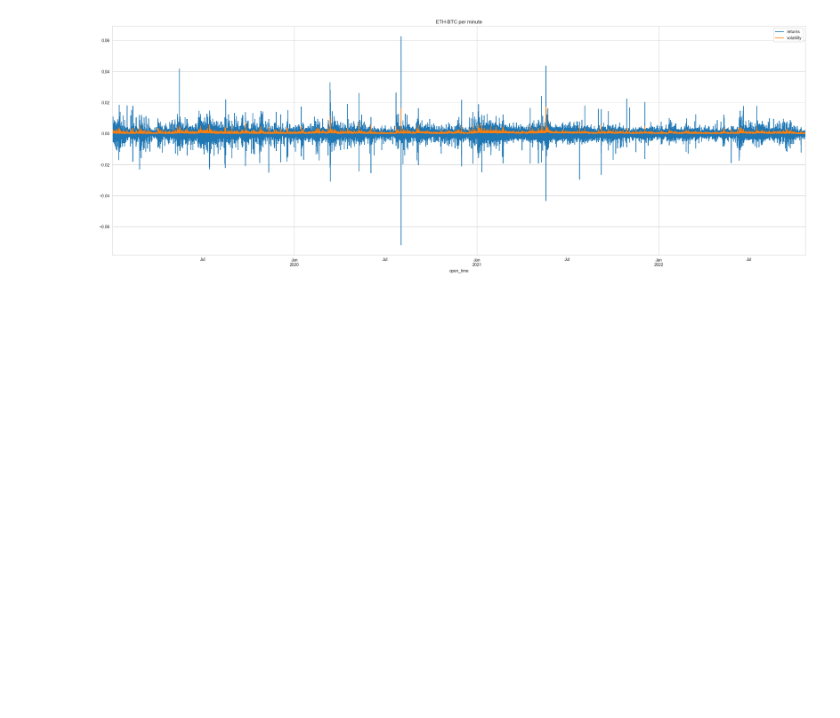
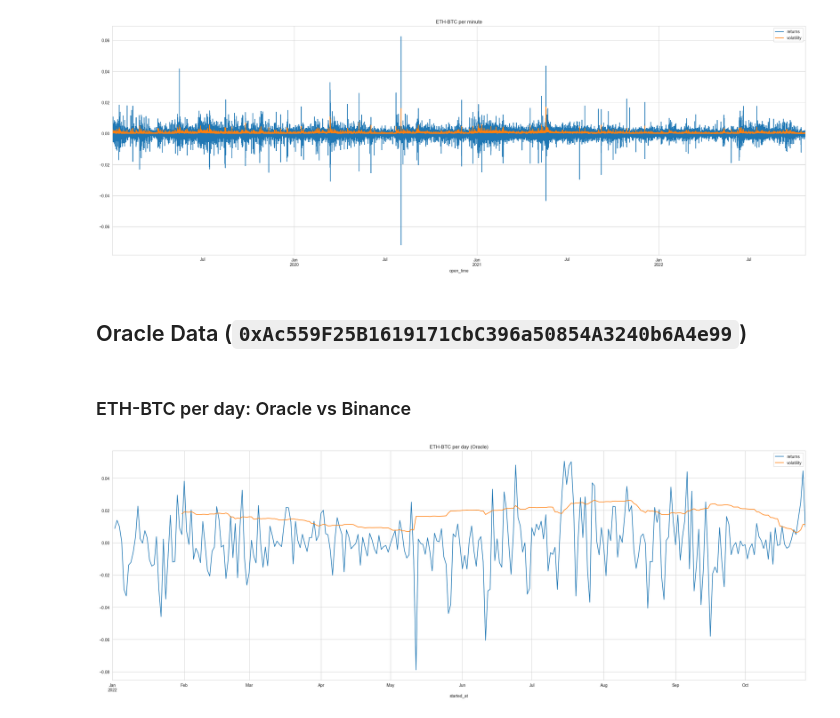
Before and after one commit to Badger-Finance/badger-influence-analytics, a Jupyter notebook: notebooks/ebtc_research/ethusdbtc_volatility.ipynb, the cells around one changed output. Saved outputs shown, nothing was run; the diff lists cells and outputs as text; code cells hidden in the pictures; blank space fills up the shorter version.

Commit message:
feat: compare oracle data to binance data

```diff
--- a/notebooks/ebtc_research/ethusdbtc_volatility.ipynb
+++ b/notebooks/ebtc_research/ethusdbtc_volatility.ipynb
@@ -10,8 +12,8 @@ import seaborn as sns
 sns.set_style('whitegrid')
 plt.rcParams['figure.figsize'] = 30, 10
 # %%
-def resample_and_add_cols(df, granularity='D', window=30):
-    df = df[df.index > '2019'].copy()
+def resample_and_add_cols(df, granularity='D', window=30, start_year=2019):
+    df = df[df.index > str(start_year)].copy()
     df = df[['open']].resample(granularity).mean()
     df['returns'] = df['open'].pct_change()
     df['variance'] = df['returns'] ** 2
@@ -82,3 +84,25 @@ df_ethbtc_min[['returns', 'volatility']].plot(title='ETH-BTC per minute')
 plt.show()
 # %% [output]
 [figure]
+# %% [markdown]
+## Oracle Data (`0xAc559F25B1619171CbC396a50854A3240b6A4e99`)
+# %%
+df = pd.read_csv('btceth_oracle_data.csv')
+
+# assert that no data points flunked
+assert len (df[df['started_at'] != df['updated_at']]) == 0
+assert len (df[df['round_id'] != df['answered_in_round']]) == 0
+# %%
+# reduce to simple time series
+df = df.drop(['Unnamed: 0', 'updated_at', 'answered_in_round'], axis='columns')
+df['started_at'] = pd.to_datetime(df['started_at'], unit="s", utc=True)
+df['open'] = (df['answer'] / Decimal(10 ** 8)).astype(float)
+df_ethbtc_oracle = df[['started_at', 'open']].set_index('started_at')
+# %% [markdown]
+### ETH-BTC per day: Oracle vs Binance
+# %%
+df = resample_and_add_cols(df_ethbtc_oracle, 'D', 30, start_year=2022)
+df[['returns', 'volatility']].plot(title='ETH-BTC per day (Oracle)')
+plt.show()
+# %% [output]
+[figure, added]
```
Also changed, not shown: parts of 5 cells of this notebook, 2 other files.
